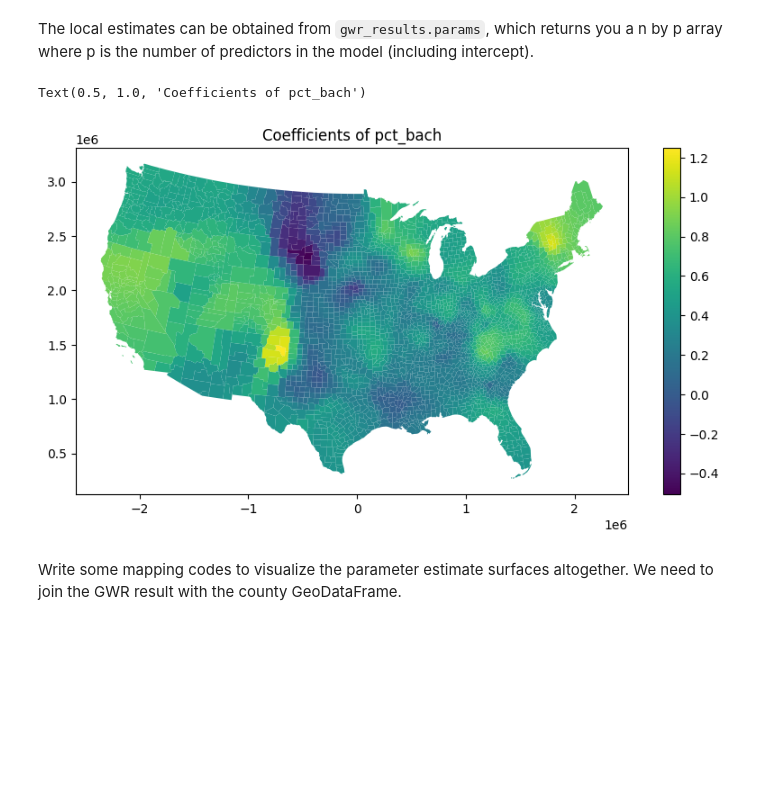
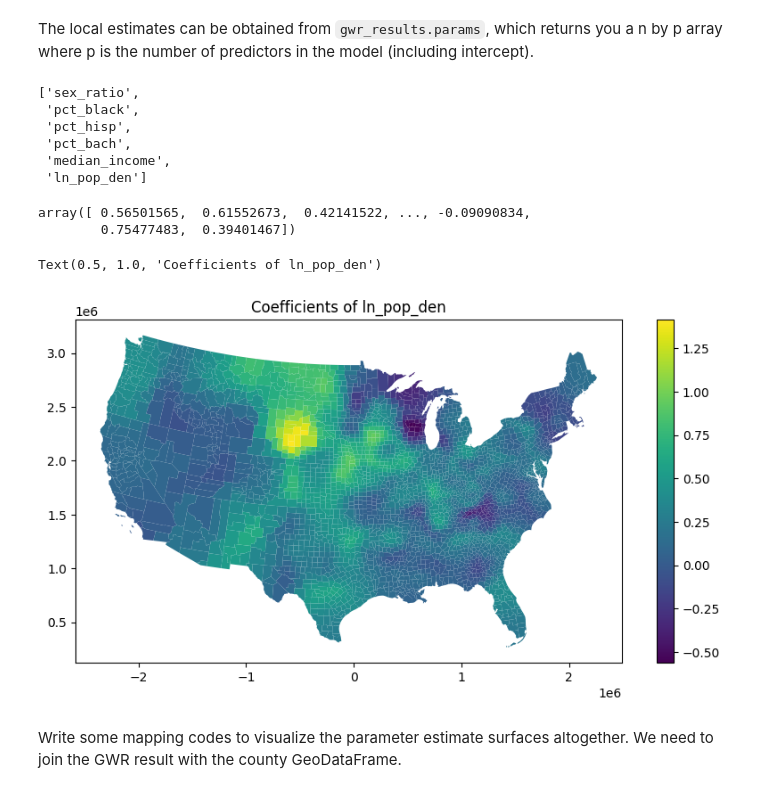
Before and after one commit to Ziqi-Li/GIS5122, a Jupyter notebook: notebooks/W8 Spatial Heterogeneity - GWR and MGWR - voting.ipynb, the cells around one changed output. Saved outputs shown, nothing was run; the diff lists cells and outputs as text; code cells hidden in the pictures; blank space fills up the shorter version.

```diff
--- a/notebooks/W8 Spatial Heterogeneity - GWR and MGWR - voting.ipynb
+++ b/notebooks/W8 Spatial Heterogeneity - GWR and MGWR - voting.ipynb
@@ -113,16 +111,30 @@ ln_pop_den                0.249      0.253     -0.562      0.219      1.416
 ===========================================================================
 # %% [markdown]
 The local estimates can be obtained from `gwr_results.params`, which returns you a n by p array where p is the number of predictors in the model (including intercept).
+# %%
+variable_names
+# %% [output]
+['sex_ratio',
+ 'pct_black',
+ 'pct_hisp',
+ 'pct_bach',
+ 'median_income',
+ 'ln_pop_den']
+# %%
+gwr_results.params[:,4]
+# %% [output]
+array([ 0.56501565,  0.61552673,  0.42141522, ..., -0.09090834,
+        0.75477483,  0.39401467])
 # %%
 from matplotlib import colors
 
-ax = shp_voting.plot(column=gwr_results.params[:,4],figsize=(10,5),legend=True,
+ax = shp_voting.plot(column=gwr_results.params[:,6],figsize=(10,5),legend=True,
                      linewidth=0.0,aspect=1)
 
-plt.title("Coefficients of pct_bach",fontsize=12)
+plt.title("Coefficients of ln_pop_den",fontsize=12)
 # %% [output]
-Text(0.5, 1.0, 'Coefficients of pct_bach')
+Text(0.5, 1.0, 'Coefficients of ln_pop_den')
-[figure, old version]
+[figure, new version]
 # %% [markdown]
 Write some mapping codes to visualize the parameter estimate surfaces altogether. We need to join the GWR result with the county GeoDataFrame.
 # %%
```
Also changed, not shown: parts of 4 cells of this notebook.
